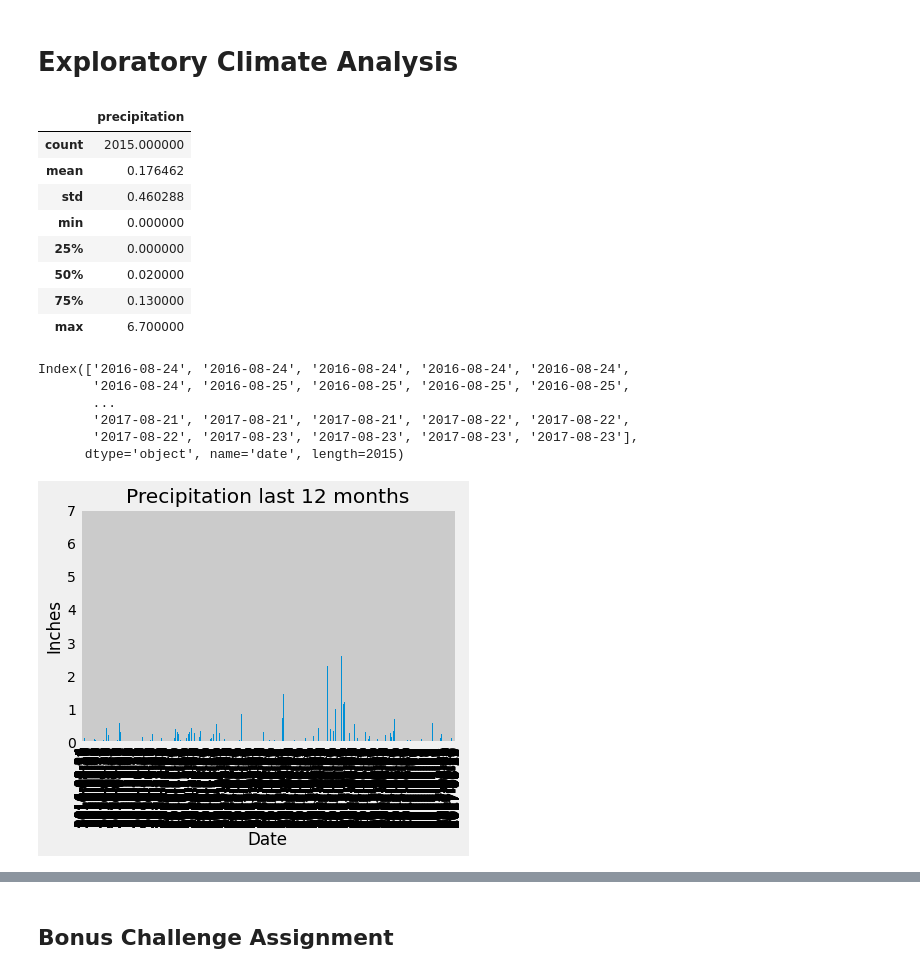
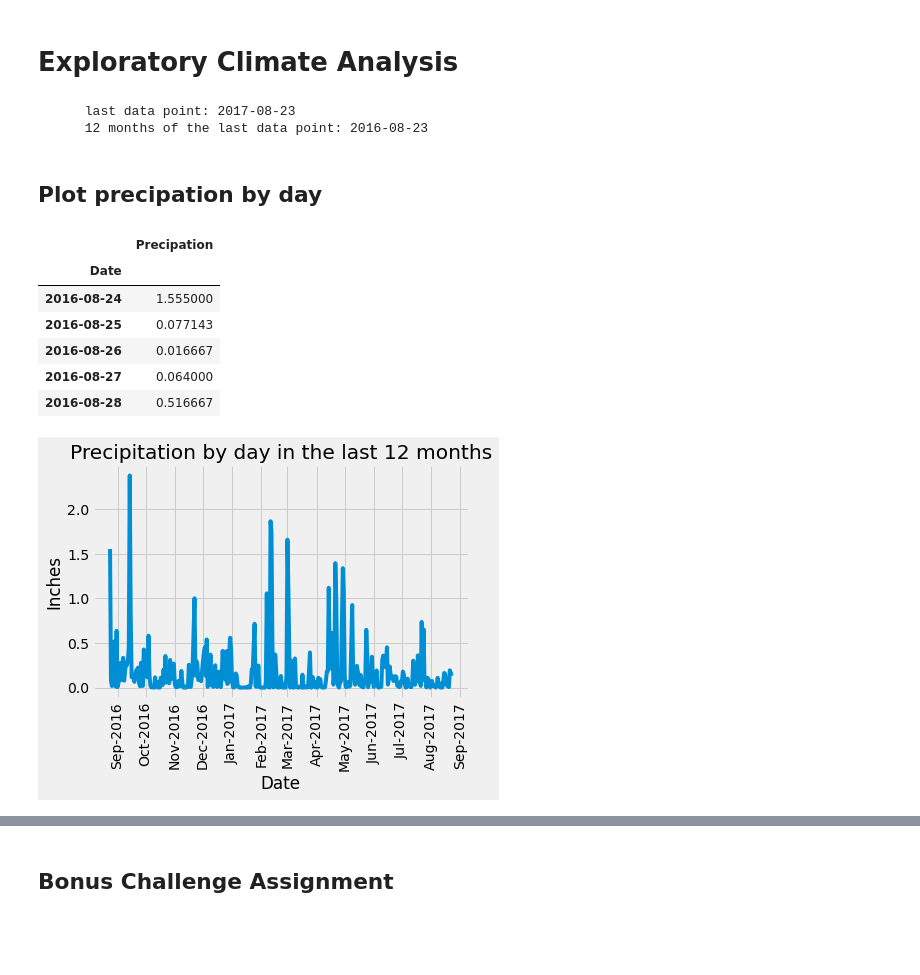
Before and after one commit to raciv65/SQLALCHEMY-Challenge, a Jupyter notebook: climate_starter.ipynb, the cells around one changed output, grey strips where cells are left out. Drawn from its saved outputs; the diff is of its cells as text; code cells hidden in the pictures; blank space fills up the shorter version.

Commit message:
change in graphips in Explaratory Climate Analysis

```diff
--- a/climate_starter.ipynb
+++ b/climate_starter.ipynb
@@ -119,48 +137,55 @@ last_day=(
 #auxiliar to calculate the last 12 months (a year or 365 days)
 target=dt.datetime.strptime(last_day[0],'%Y-%m-%d')-dt.timedelta(days=365)
 
-# Perform a query to retrieve the data and precipitation scores (the information is sorted)
-query_target=(
-    session
-    .query(Measurement.date, Measurement.prcp)
-    .filter(Measurement.date>=target).all()
-    .group
-)
+print(f'''
+      last data point: {last_day[0]}
+      12 months of the last data point: {target.strftime('%Y-%m-%d')}''')
+# %% [output]
+      last data point: 2017-08-23
+      12 months of the last data point: 2016-08-23
+# %% [markdown]
+## Plot precipation by day
+# %%
+# Perform a query to retrieve the data and precipitation scores
+query_target=(
+    session
+    .query(Measurement.date, func.avg(Measurement.prcp))
+    .filter(Measurement.date>=target).all()
+)
 # %%
 # Save the query results as a Pandas DataFrame and set the index to the date column
-Precipitation=pd.DataFrame(query_target).set_index('date')
-Precipitation=Precipitation.dropna()
-Precipitation=Precipitation.rename(columns={'prcp':'precipitation'})
+Precipitation_byday=pd.DataFrame(query_target, columns=['Date', 'Precipation'])
+Precipitation_byday=Precipitation_byday.set_index('Date')
 
 # Sort the dataframe by date
-Precipitation=Precipitation.sort_index(ascending=True)
-Precipitation.describe()
+Precipitation_byday=Precipitation_byday.sort_index(ascending=True)
+Precipitation_byday.head()
 # %% [output]
-|  | precipitation |
-| count | 2015.000000 |
-| mean | 0.176462 |
-| std | 0.460288 |
-| min | 0.000000 |
-| 25% | 0.000000 |
-| 50% | 0.020000 |
-| 75% | 0.130000 |
-| max | 6.700000 |
+|  | Precipation |
+| Date |  |
+| 2016-08-24 | 1.555000 |
+| 2016-08-25 | 0.077143 |
+| 2016-08-26 | 0.016667 |
+| 2016-08-27 | 0.064000 |
+| 2016-08-28 | 0.516667 |
-# %%
-Precipitation.index
-# %% [output]
-Index(['2016-08-24', '2016-08-24', '2016-08-24', '2016-08-24', '2016-08-24',
-       '2016-08-24', '2016-08-25', '2016-08-25', '2016-08-25', '2016-08-25',
-       ...
-       '2017-08-21', '2017-08-21', '2017-08-21', '2017-08-22', '2017-08-22',
-       '2017-08-22', '2017-08-23', '2017-08-23', '2017-08-23', '2017-08-23'],
-      dtype='object', name='date', length=2015)
 # %%
 # Use Pandas Plotting with Matplotlib to plot the data
-Precipitation['precipitation'].plot(kind='bar')
-plt.title('Precipitation last 12 months')
+idx=pd.date_range(Precipitation_byday.index[0],Precipitation_byday.index[-1])
+
+fig, ax=plt.subplots()
+ax.plot(idx, Precipitation_byday['Precipation'])
+
+# format the ticks
+ax.xaxis.set_major_locator(mdates.MonthLocator())
+ax.xaxis.set_major_formatter(mdates.DateFormatter('%b-%Y'))
+
+
+## format titles
+plt.title('Precipitation by day in the last 12 months')
 plt.xlabel("Date")
 plt.ylabel("Inches")
-plt.xticks(rotation="vertical")
+
+plt.xticks(rotation=90)
 plt.show()
 # %% [output]
-[figure, old version]
+[figure, new version]
```
Also changed, not shown: parts of 15 cells of this notebook.
